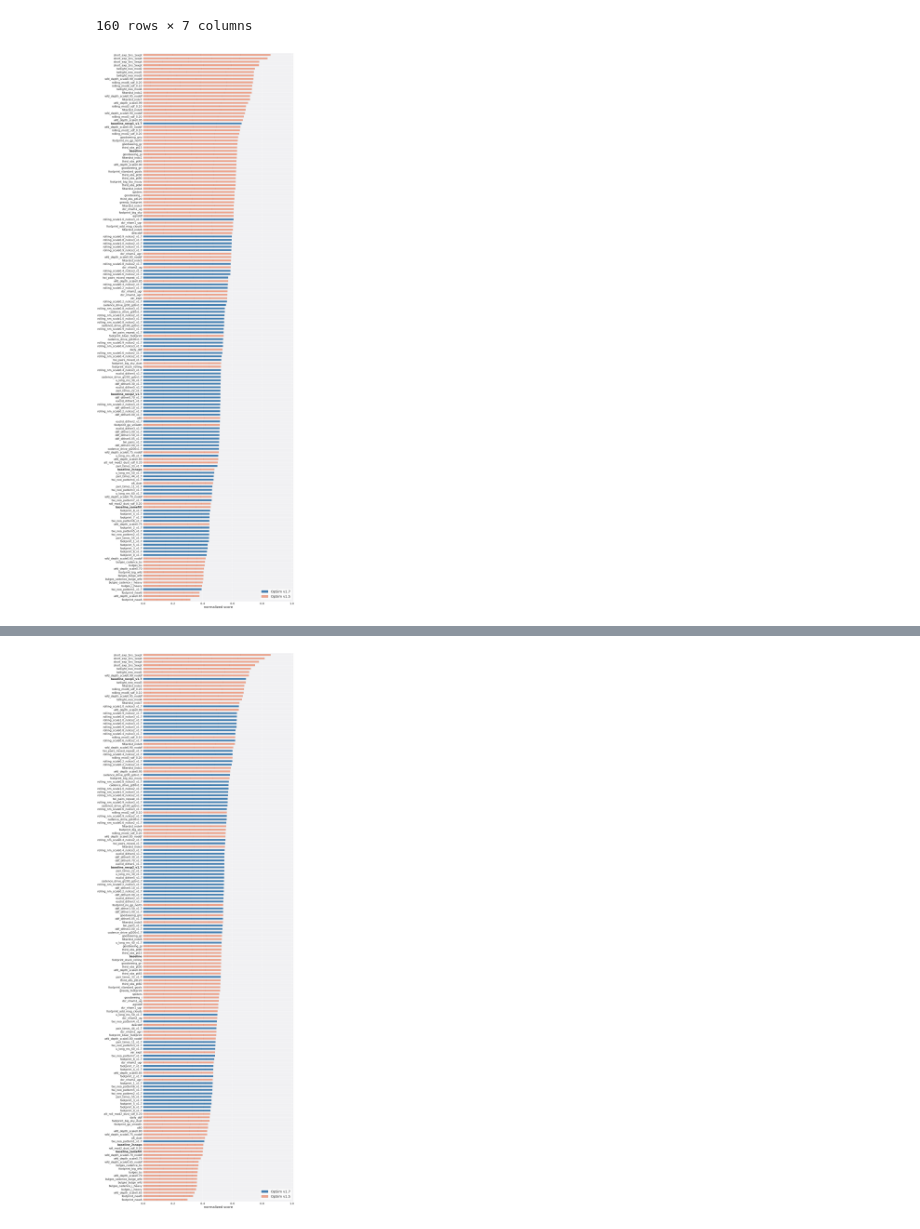
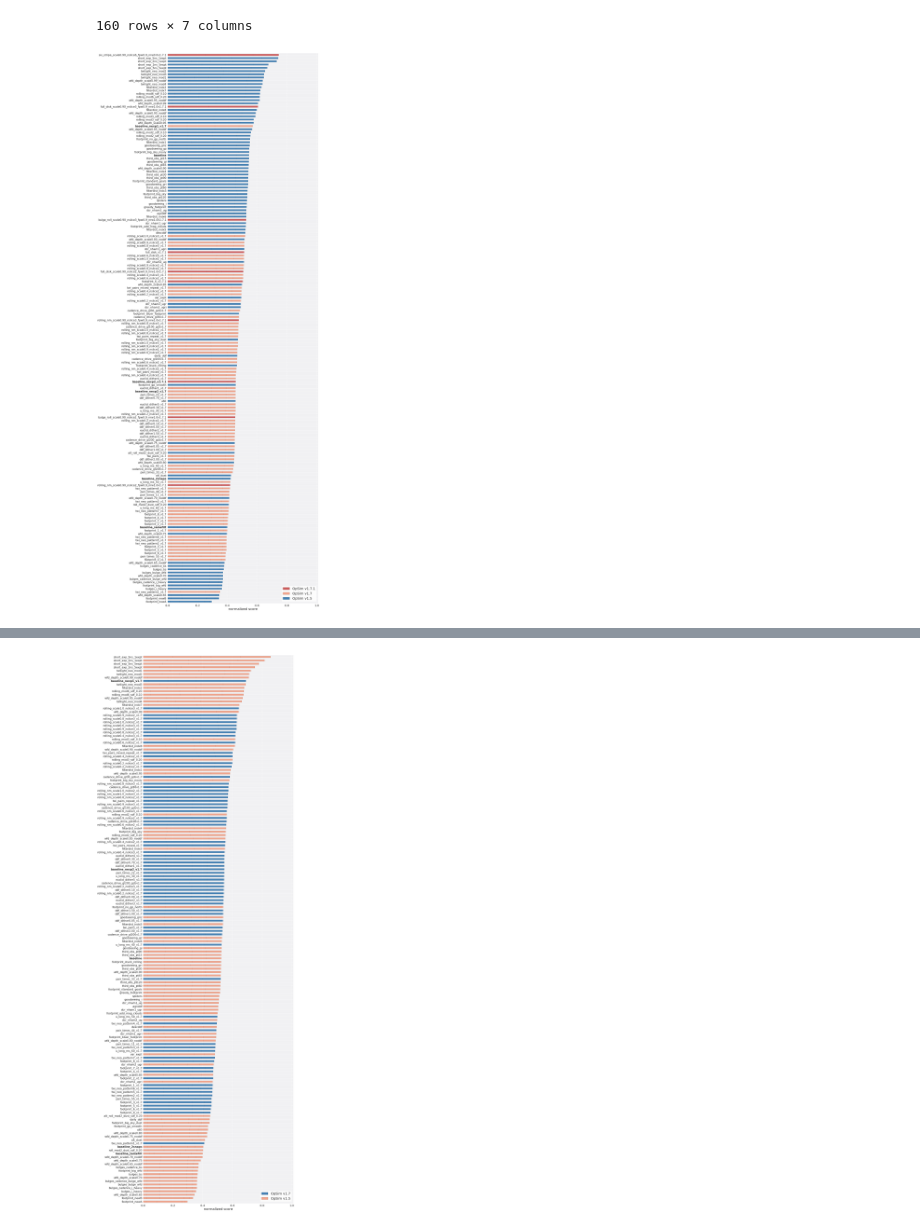
Before and after one commit to fedhere/LSSTunknowns, a Jupyter notebook: tdAnom/plot_barh_v1_5_v1_7.ipynb, the cells around one changed output, grey strips where cells are left out. Saved outputs shown, nothing was run; the diff lists cells and outputs as text; code cells hidden in the pictures.

Commit message:
update plot

```diff
--- a/tdAnom/plot_barh_v1_5_v1_7.ipynb
+++ b/tdAnom/plot_barh_v1_5_v1_7.ipynb
@@ -390,17 +538,17 @@ df_radar
 | 73 | u_long_ms_60_v1.7_10yrs.db | 0.142931 | 0.436454 | 0.416615 | 0.453469 | 0.863805 | u |
 160 rows × 7 columns
 # %%
-FoMvars = ['brightness','color', 'depth', 'footprint', 'star density',]
+FoMvars = ['brightness change','color change', 'depth', 'footprint', 'star count',]
 # %%
 import matplotlib.colors as mcolors
 colors = plt.cm.tab10( np.linspace(0., 1, 10) )[:5]
 mymap = mcolors.LinearSegmentedColormap.from_list('my_colormap', colors)
 # %%
-fomcsv = './data_v1_5/df_radar_wfd_v1_5_v1_7.csv'
+fomcsv = './data_v1_5/df_radar_wfd_v1_5_v1_7_v1_7_1.csv'
 #fomcsv = './data_v1_5/df_Nstars_wfd.csv'
 
-df_norm = get_df_norm(fomcsv=fomcsv , cols=FoMvars)
+df_norm = get_df_norm(fomcsv=fomcsv, cols=FoMvars)
 
-ax = plot_barh_v2(df_norm, colon=FoMvars, byfamily=False, figsize=(16, 60), savefig='figures/barh_family_wfd_v1_5_v1_7.pdf', colormap=mymap )
+ax = plot_barh_v3(df_norm, colon=FoMvars, byfamily=False, figsize=(16, 60), savefig='figures/barh_family_wfd_v1_5_v1_7_v1_7_1.pdf', colormap=mymap )
 # %% [output]
-[figure, old version]
+[figure, new version]
```
Also changed, not shown: parts of 12 cells of this notebook, 35 other files.
